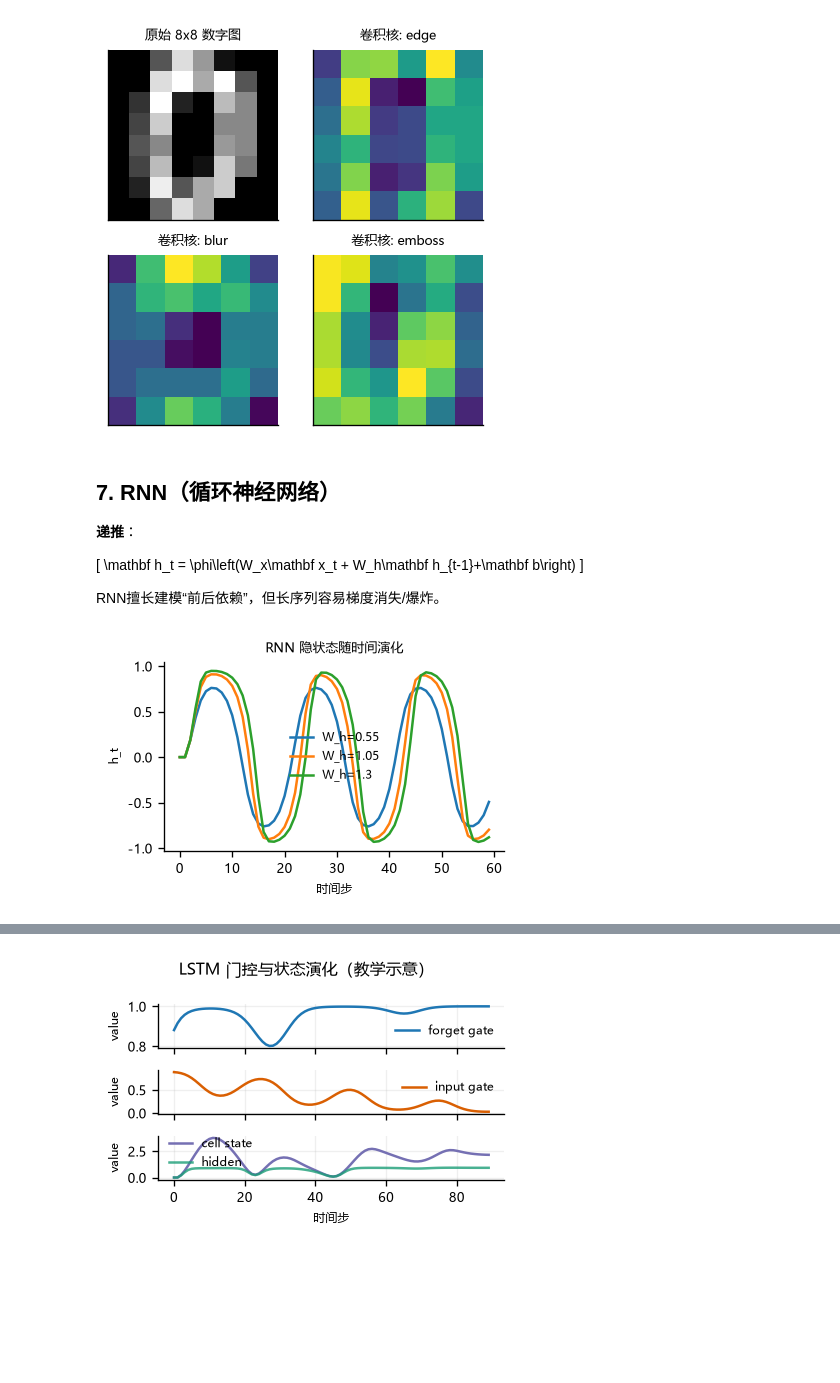
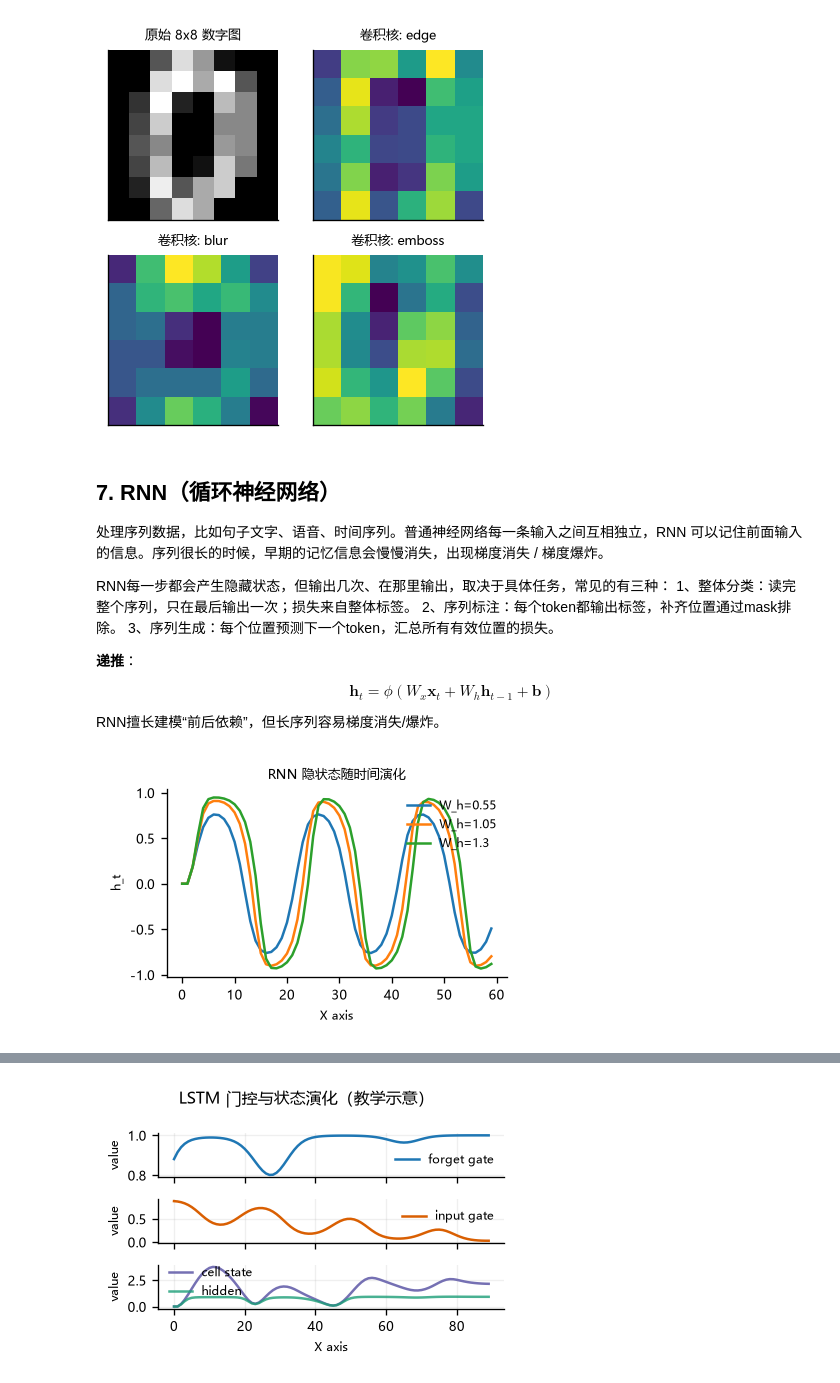
Before and after one commit to fanwenjing670/statistic_analysis, a Jupyter notebook: notebooks/ml_theory_demo.ipynb, the cells around one changed output, grey strips where cells are left out. Saved outputs shown, nothing was run; the diff lists cells and outputs as text; code cells hidden in the pictures; blank space fills up the shorter version.

```diff
--- a/notebooks/ml_theory_demo.ipynb
+++ b/notebooks/ml_theory_demo.ipynb
@@ -546,32 +579,40 @@ plt.close(fig)
 # %% [markdown]
 ## 7. RNN（循环神经网络）
 
+处理序列数据，比如句子文字、语音、时间序列。普通神经网络每一条输入之间互相独立，RNN 可以记住前面输入的信息。序列很长的时候，早期的记忆信息会慢慢消失，出现梯度消失 / 梯度爆炸。
+
+RNN每一步都会产生隐藏状态，但输出几次、在那里输出，取决于具体任务，常见的有三种：
+1、整体分类：读完整个序列，只在最后输出一次；损失来自整体标签。
+2、序列标注：每个token都输出标签，补齐位置通过mask排除。
+3、序列生成：每个位置预测下一个token，汇总所有有效位置的损失。
+
 **递推**：
 
-\[
+$$
 \mathbf h_t = \phi\left(W_x\mathbf x_t + W_h\mathbf h_{t-1}+\mathbf b\right)
-\]
+$$
 
 RNN擅长建模“前后依赖”，但长序列容易梯度消失/爆炸。
 # %%
 # 使用一段时间序列演示不同Recurrent权重下状态衰减
 T = 60
 x = np.sin(np.linspace(0, 6 * np.pi, T))
 W_h_vals = [0.55, 1.05, 1.30]
 fig, ax = plt.subplots()
 for w_h in W_h_vals:
     h = [0.0]
     for t in range(T - 1):
         nxt = np.tanh(0.6 * x[t] + w_h * h[-1])
         h.append(float(nxt))
     ax.plot(h, label=f"W_h={w_h}")
 
 ax.set_title("RNN 隐状态随时间演化")
-ax.set_xlabel("时间步")
+ax.set_xlabel("X axis")
 ax.set_ylabel("h_t")
-ax.legend(frameon=False)
+ax.legend(frameon=False, loc="upper right")
 save_fig("07_rnn")
+display(fig)
 plt.close(fig)
 # %% [output]
-[figure, old version]
+[figure, new version]
 # %% [markdown]
```
Also changed, not shown: parts of 44 cells of this notebook.
